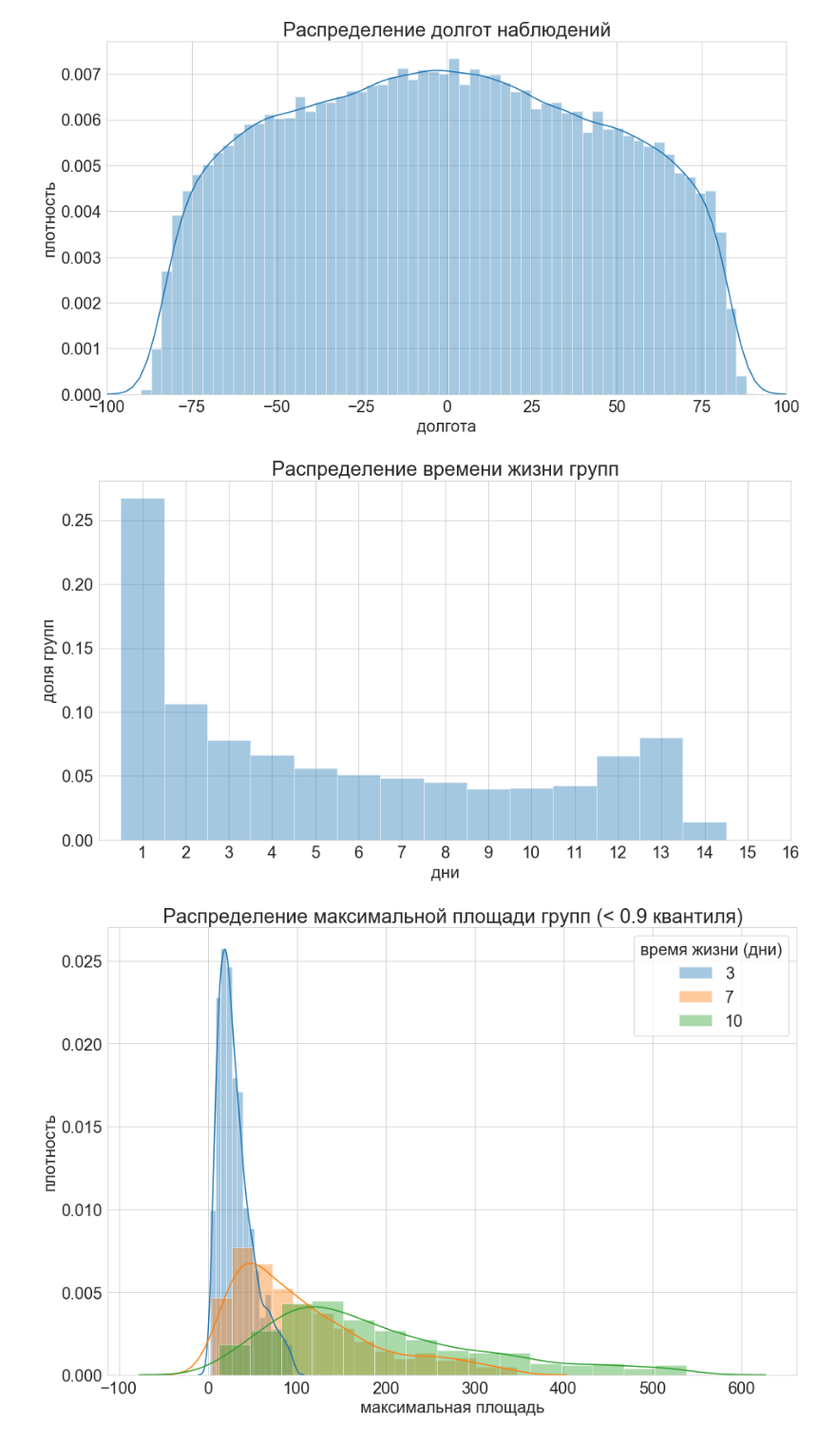
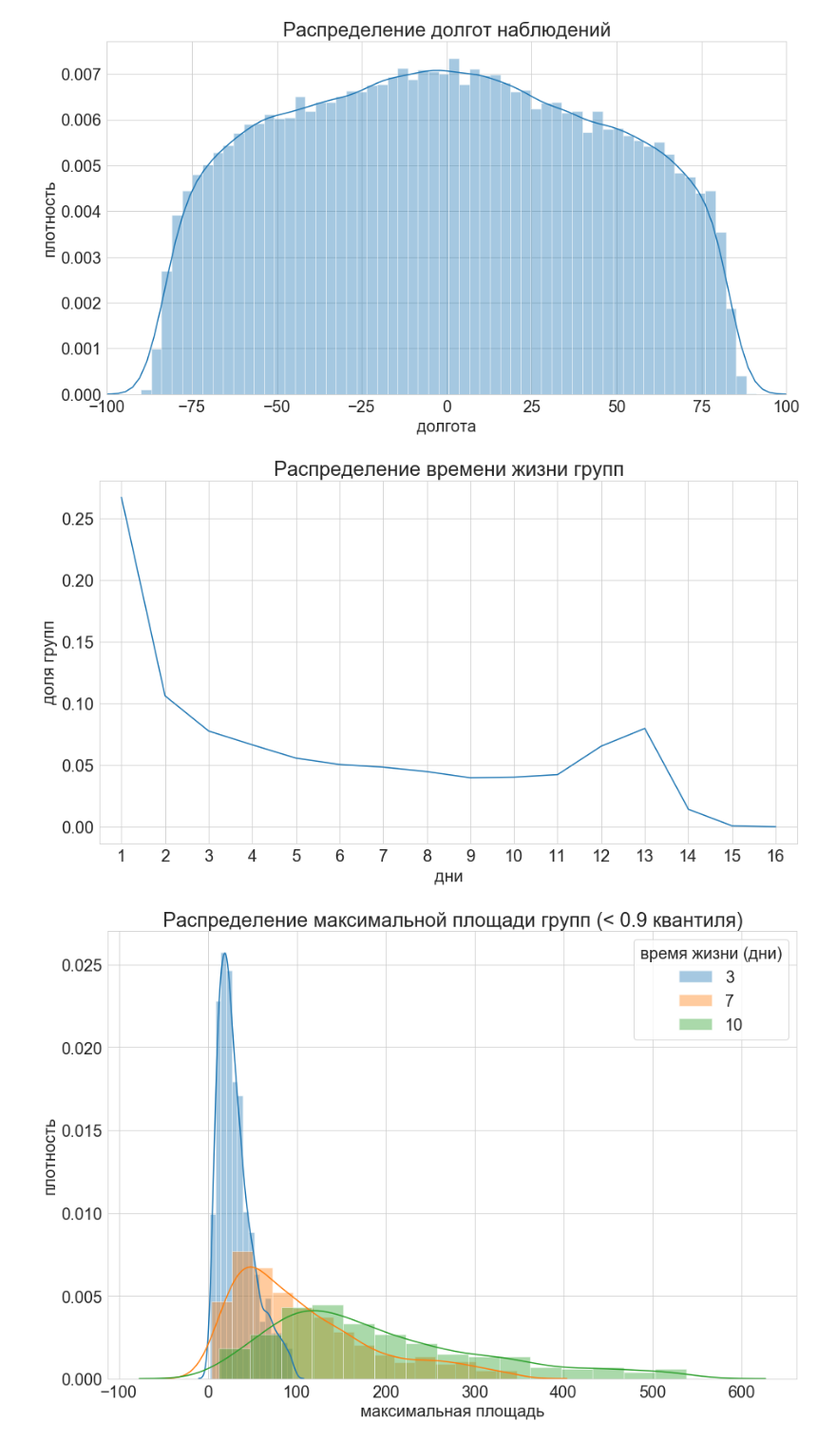
Before and after one commit to isadrtdinov/Solar-Activity, a Jupyter notebook: experiments.ipynb, the cells around one changed output. Shown at 95% size. Saved outputs shown, nothing was run; the diff lists cells and outputs as text; code cells hidden in the pictures.

```diff
--- a/experimental.ipynb
+++ b/experiments.ipynb
@@ -41,18 +42,18 @@ plt.show()
 # %%
 plt.figure(figsize=(15, 8))
 grouped_data = data.groupby('id')
-#unique, counts = np.unique(grouped_data.size(), return_counts=True)
-#sns.lineplot(unique, counts / counts.sum())
-sns.distplot(grouped_data.size(), kde=False, norm_hist=True, bins=np.arange(0.5, 15, 1))
+unique, counts = np.unique(grouped_data.size(), return_counts=True)
+sns.lineplot(unique, counts / counts.sum())
+#sns.distplot(grouped_data.size(), kde=False, norm_hist=True, bins=np.arange(0.5, 15, 1))
 plt.xlabel('дни')
 plt.ylabel('доля групп')
 plt.xticks(np.arange(1, 17))
-plt.xlim(0, 16)
+plt.xlim(0.5, 16.5)
 plt.title('Распределение времени жизни групп')
 plt.savefig('images/lifetime')
 plt.show()
 # %% [output]
-[figure, old version]
+[figure, new version]
 # %%
 fig = plt.figure(figsize=(15, 10))
 grouped_data = data.groupby('id')
```
Also changed, not shown: parts of 56 cells of this notebook, 14 other files.
